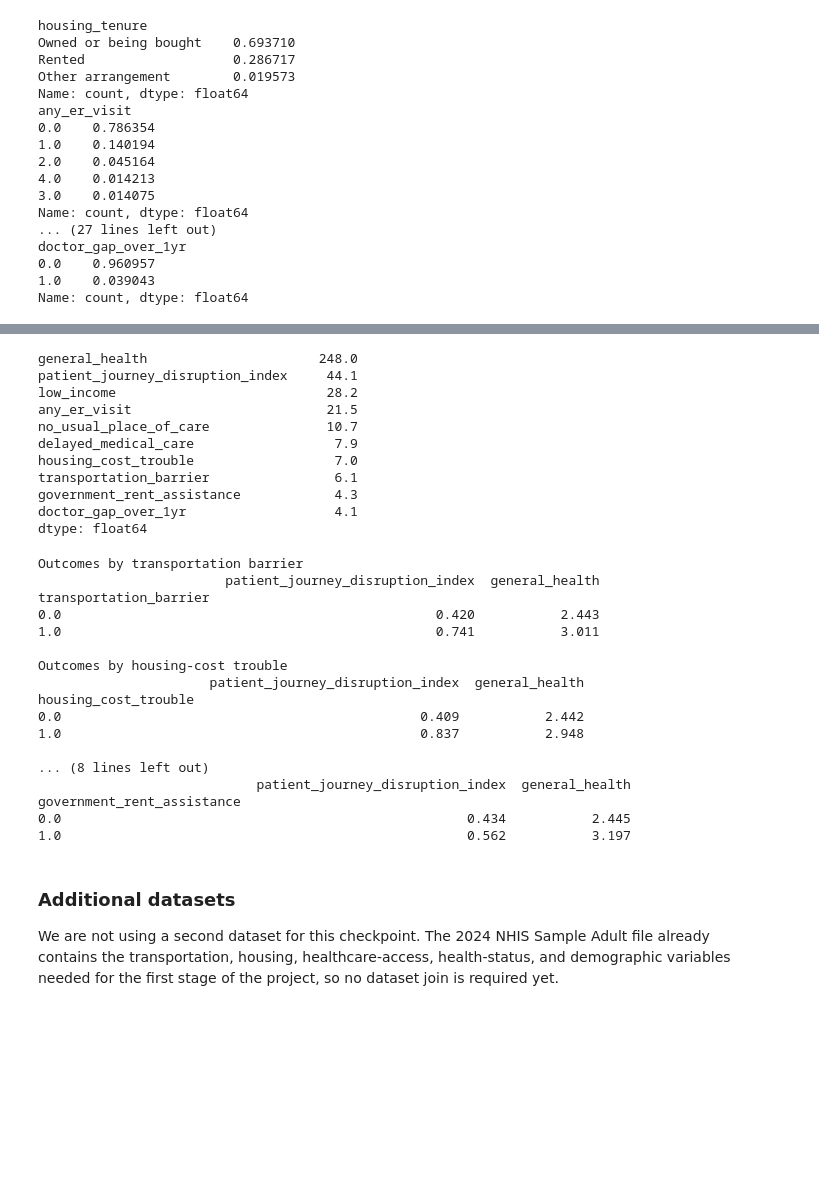
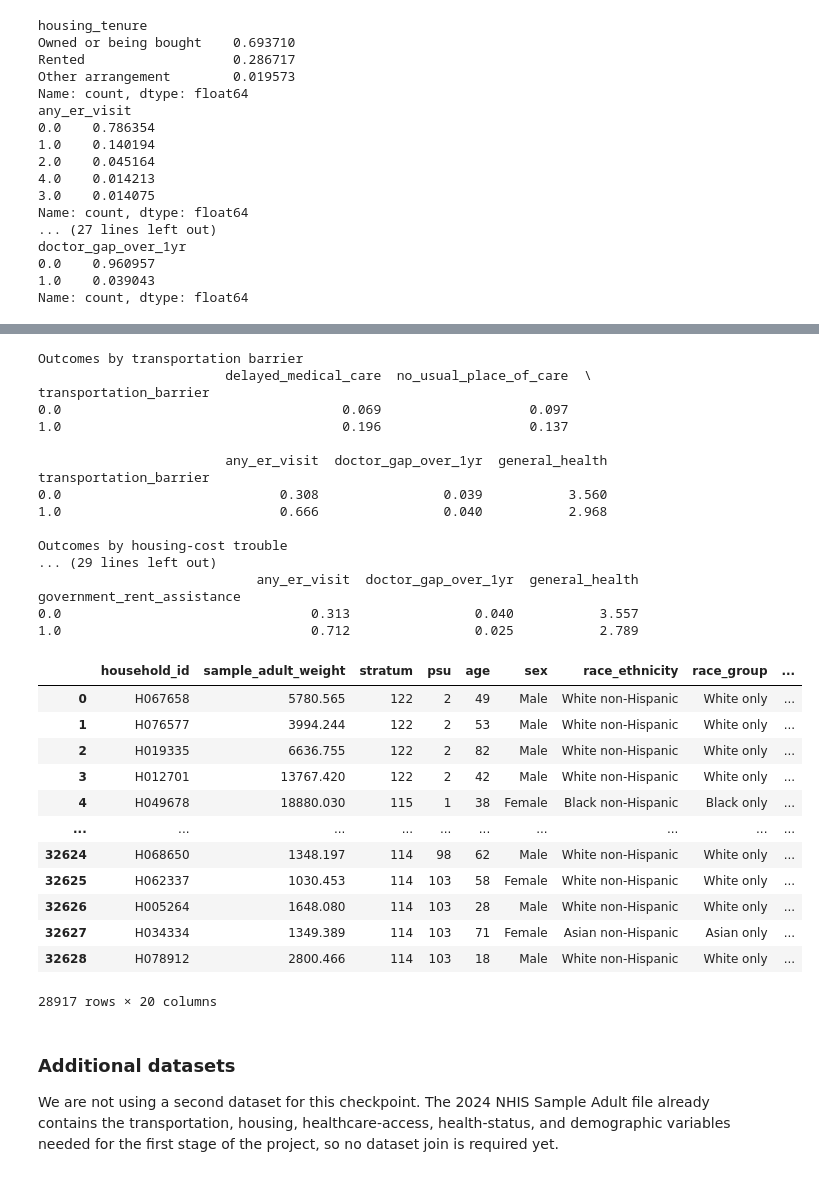
Before and after one commit to COGS108/Group-SP26-079, a Jupyter notebook: 01-DataCheckpoint.ipynb, the cells around one changed output, grey strips where cells are left out. Saved outputs shown, nothing was run; the diff lists cells and outputs as text; code cells hidden in the pictures; blank space fills up the shorter version.

```diff
--- a/01-DataCheckpoint.ipynb
+++ b/01-DataCheckpoint.ipynb
@@ -455,33 +488,18 @@ variables_summary
-# %%
-# Basic prevalence estimates from the cleaned 2024 NHIS sample adult file
-prevalence = (clean_nhis[analysis_vars].mean() * 100).round(1).sort_values(ascending=False)
-prevalence
-# %% [output]
-general_health                      248.0
-patient_journey_disruption_index     44.1
-low_income                           28.2
-any_er_visit                         21.5
-no_usual_place_of_care               10.7
-delayed_medical_care                  7.9
-housing_cost_trouble                  7.0
-transportation_barrier                6.1
-government_rent_assistance            4.3
-doctor_gap_over_1yr                   4.1
-dtype: float64
 # %%
-# Simple unweighted comparisons to show the pattern in the data
+# We calculate the mean of outcomes (dependent variables) group by each predictors (independent variables)
+# Since the outcomes are all in types of count, ordinal, or binary, mean is sufficient to represent the average or the probability.
 transport_compare = clean_nhis.groupby('transportation_barrier')[
-    ['patient_journey_disruption_index', 'general_health']
+    ['delayed_medical_care', 'no_usual_place_of_care','any_er_visit','doctor_gap_over_1yr','general_health']
 ].mean().round(3)
 
 housing_compare1 = clean_nhis.groupby('housing_cost_trouble')[
-    ['patient_journey_disruption_index', 'general_health']
+    ['delayed_medical_care', 'no_usual_place_of_care','any_er_visit','doctor_gap_over_1yr','general_health']
 ].mean().round(3)
 housing_compare2 = clean_nhis.groupby('housing_tenure')[
-    ['patient_journey_disruption_index', 'general_health']
+    ['delayed_medical_care', 'no_usual_place_of_care','any_er_visit','doctor_gap_over_1yr','general_health']
 ].mean().round(3)
 housing_compare3 = clean_nhis.groupby('government_rent_assistance')[
-    ['patient_journey_disruption_index', 'general_health']
+    ['delayed_medical_care', 'no_usual_place_of_care','any_er_visit','doctor_gap_over_1yr','general_health']
 ].mean().round(3)
 
 print('Outcomes by transportation barrier')
@@ -494,32 +512,47 @@ print('\nOutcomes by government_rent_assistance')
 print(housing_compare3)
 # %% [output]
 Outcomes by transportation barrier
-                        patient_journey_disruption_index  general_health
+                        delayed_medical_care  no_usual_place_of_care  \
 transportation_barrier
-0.0                                                0.420           2.443
-1.0                                                0.741           3.011
+0.0                                    0.069                   0.097
+1.0                                    0.196                   0.137
+
+                        any_er_visit  doctor_gap_over_1yr  general_health
+transportation_barrier
+0.0                            0.308                0.039           3.560
+1.0                            0.666                0.040           2.968
 
 Outcomes by housing-cost trouble
-                      patient_journey_disruption_index  general_health
-housing_cost_trouble
-0.0                                              0.409           2.442
-1.0                                              0.837           2.948
-
-... (8 lines left out)
-                            patient_journey_disruption_index  general_health
+... (29 lines left out)
+                            any_er_visit  doctor_gap_over_1yr  general_health
 government_rent_assistance
-0.0                                                    0.434           2.445
-1.0                                                    0.562           3.197
+0.0                                0.313                0.040           3.557
+1.0                                0.712                0.025           2.789
 # %%
 name_map_subset = {
     'HHX': 'household_id',
     'WTFA_A': 'sample_adult_weight',
     'PSTRAT': 'stratum',
     'PPSU': 'psu',
     'AGEP_A': 'age',
     'POVRATTC_A': 'poverty_ratio'
 }
 clean_nhis=clean_nhis.rename(columns=name_map_subset)
+clean_nhis
+# %% [output]
+|  | household_id | sample_adult_weight | stratum | psu | age | sex | race_ethnicity | race_group | ... |
+| 0 | H067658 | 5780.565 | 122 | 2 | 49 | Male | White non-Hispanic | White only | ... |
+| 1 | H076577 | 3994.244 | 122 | 2 | 53 | Male | White non-Hispanic | White only | ... |
+| 2 | H019335 | 6636.755 | 122 | 2 | 82 | Male | White non-Hispanic | White only | ... |
+| 3 | H012701 | 13767.420 | 122 | 2 | 42 | Male | White non-Hispanic | White only | ... |
+| 4 | H049678 | 18880.030 | 115 | 1 | 38 | Female | Black non-Hispanic | Black only | ... |
+| ... | ... | ... | ... | ... | ... | ... | ... | ... | ... |
+| 32624 | H068650 | 1348.197 | 114 | 98 | 62 | Male | White non-Hispanic | White only | ... |
+| 32625 | H062337 | 1030.453 | 114 | 103 | 58 | Female | White non-Hispanic | White only | ... |
+| 32626 | H005264 | 1648.080 | 114 | 103 | 28 | Male | White non-Hispanic | White only | ... |
+| 32627 | H034334 | 1349.389 | 114 | 103 | 71 | Female | Asian non-Hispanic | Asian only | ... |
+| 32628 | H078912 | 2800.466 | 114 | 103 | 18 | Male | White non-Hispanic | White only | ... |
+28917 rows × 20 columns
 # %% [markdown]
 ### Additional datasets
 
```
Also changed, not shown: parts of 4 cells of this notebook.
